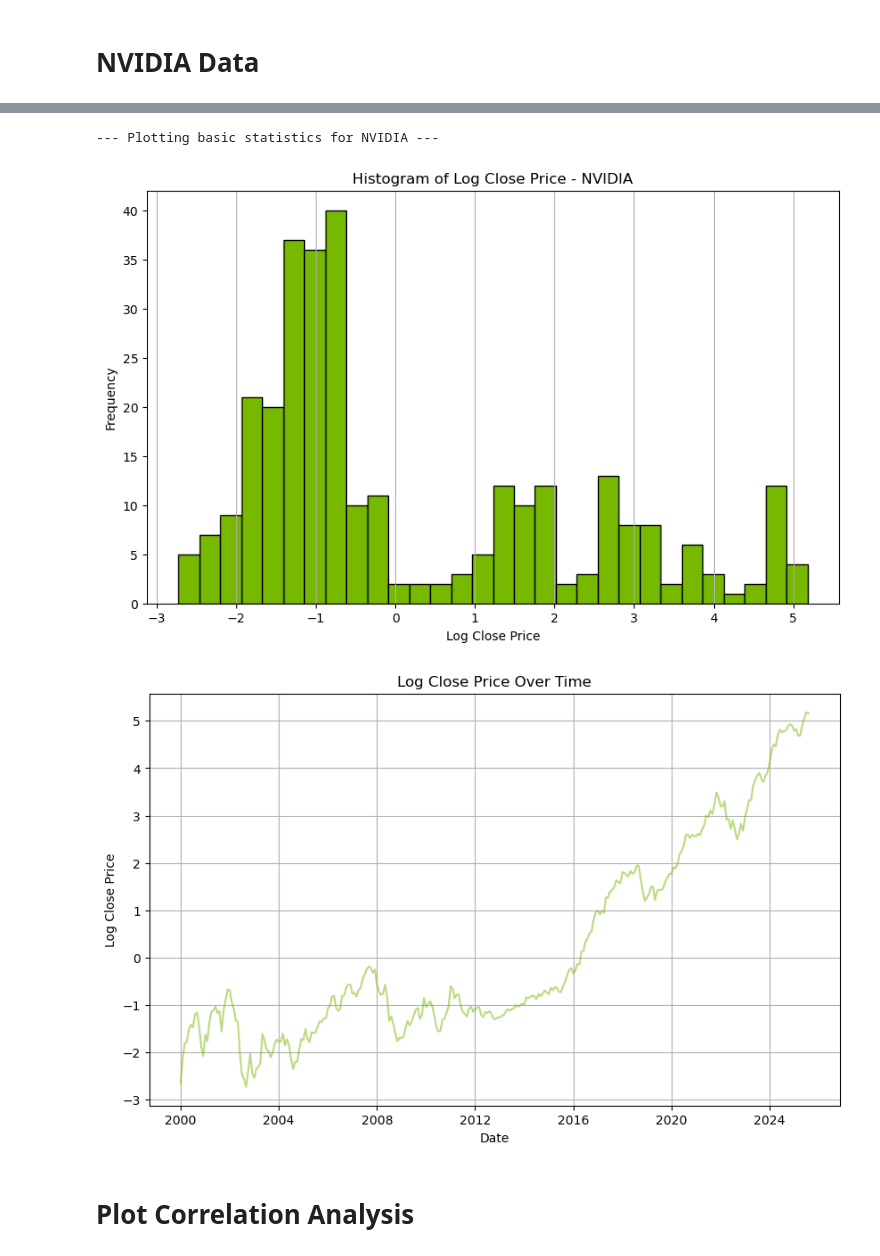
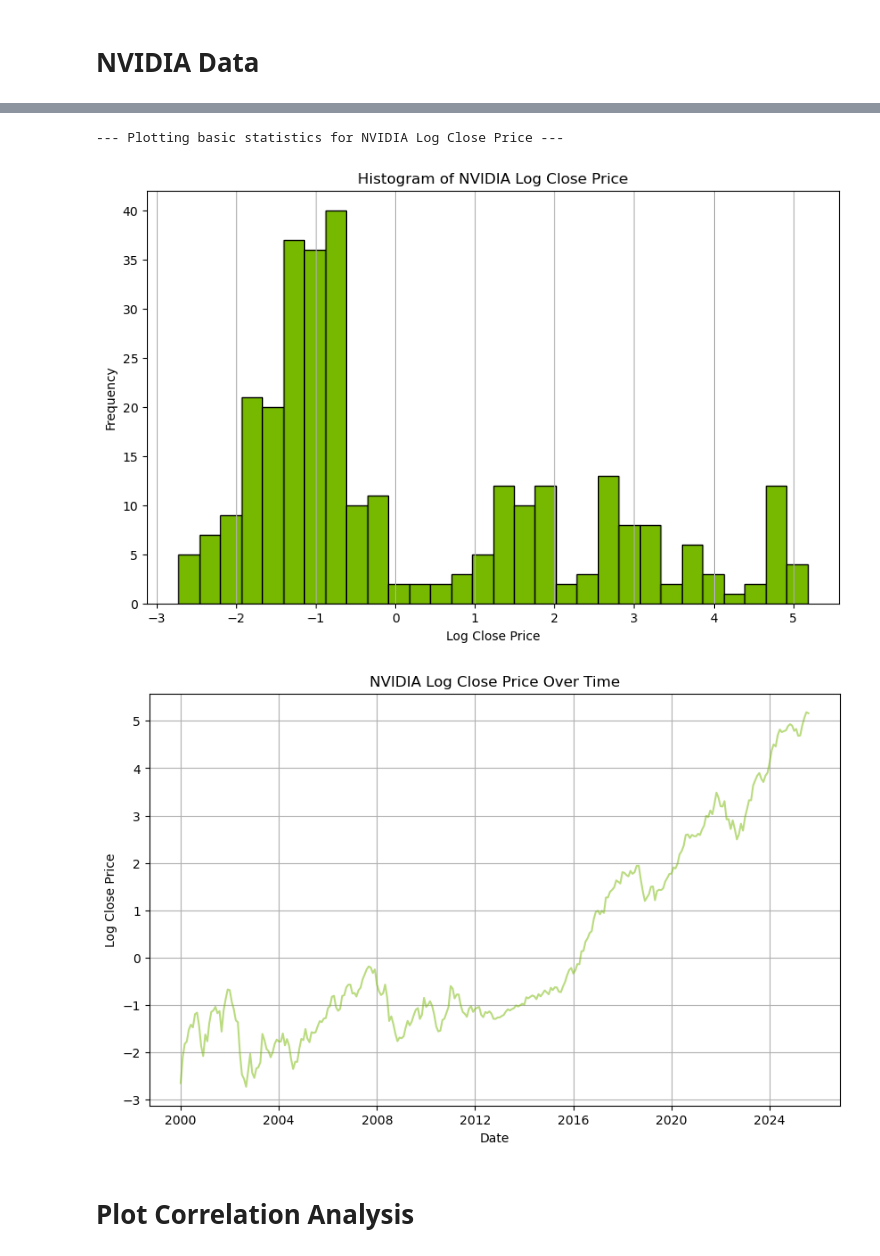
Before and after one commit to bwhong/bwhong-dsci510_fall2025_final_project, a Jupyter notebook: src/results.ipynb, the cells around one changed output, grey strips where cells are left out. Cells and saved outputs as stored; diff of their text form; code cells hidden in the pictures.

```diff
--- a/src/results.ipynb
+++ b/src/results.ipynb
@@ -73,11 +73,11 @@ Processing SPY...
 | 3 | 2000-04-01 | -1.770519 |
 | 4 | 2000-05-01 | -1.523266 |
 # %%
-plot_statistics(nvidia_processed_data, 'NVIDIA', result_dir=RESULTS_DIR, color = NVIDIA_DATASET_COLOR, notebook_plot=True)
+plot_statistics(nvidia_processed_data, 'NVIDIA Log Close Price', result_dir=RESULTS_DIR, color = NVIDIA_DATASET_COLOR, notebook_plot=True)
 # %% [output]
---- Plotting basic statistics for NVIDIA ---
+--- Plotting basic statistics for NVIDIA Log Close Price ---
-[figure, old version]
+[figure, new version]
-[figure, old version]
+[figure, new version]
 # %% [markdown]
 # Plot Correlation Analysis
 # %%
```
Also changed, not shown: parts of 10 cells of this notebook, 2 other files.
